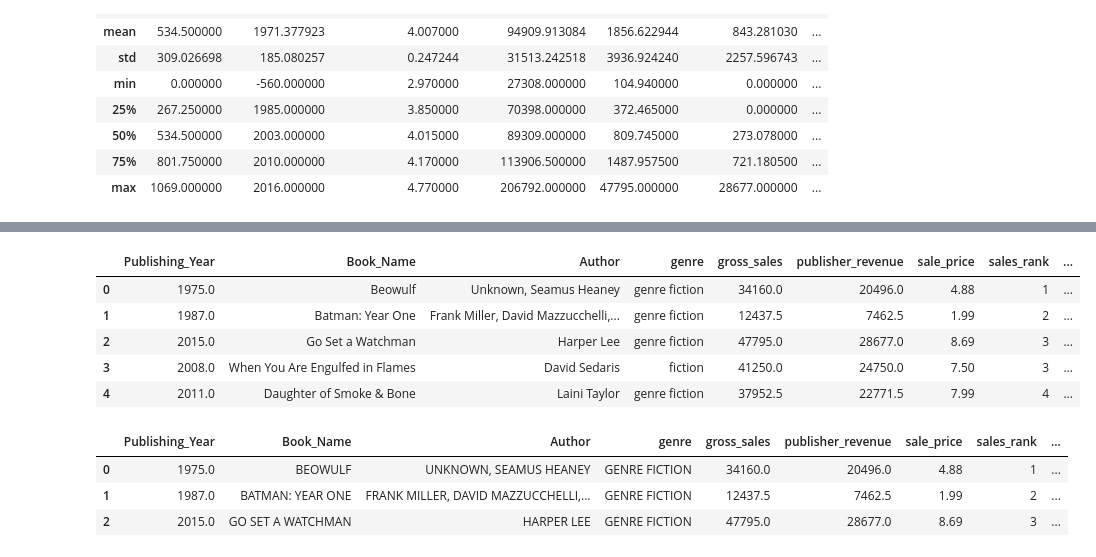
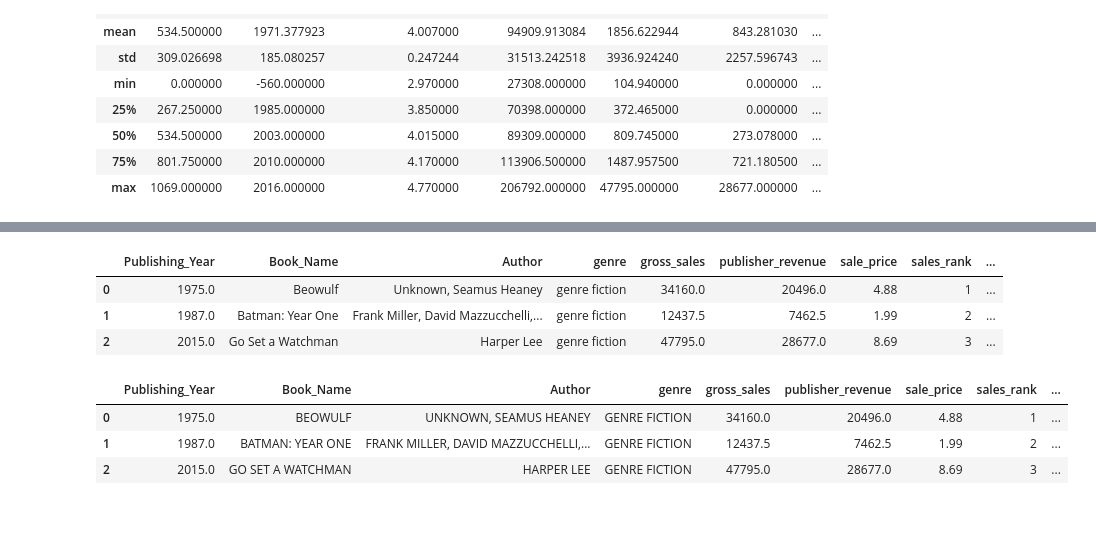
Before and after one commit to ammabe1/Publish-Me---Release-Assistant, a Jupyter notebook: Publish_Me Release_Assistant.ipynb, the cells around one changed output, grey strips where cells are left out. Drawn from its saved outputs; the diff is of its cells as text; code cells hidden in the pictures; blank space fills up the shorter version.

```diff
--- a/Publish_Me Release_Assistant.ipynb
+++ b/Publish_Me Release_Assistant.ipynb
@@ -94,14 +138,12 @@ memory usage: 83.7+ KB
 # %%
 # Replace spaces with underscores in column names
 BS.columns = BS.columns.str.replace(' ', '_')
-BS.head()
+BS.head(3)
 # %% [output]
 |  | Publishing_Year | Book_Name | Author | genre | gross_sales | publisher_revenue | sale_price | sales_rank | ... |
 | 0 | 1975.0 | Beowulf | Unknown, Seamus Heaney | genre fiction | 34160.0 | 20496.0 | 4.88 | 1 | ... |
 | 1 | 1987.0 | Batman: Year One | Frank Miller, David Mazzucchelli,... | genre fiction | 12437.5 | 7462.5 | 1.99 | 2 | ... |
 | 2 | 2015.0 | Go Set a Watchman | Harper Lee | genre fiction | 47795.0 | 28677.0 | 8.69 | 3 | ... |
-| 3 | 2008.0 | When You Are Engulfed in Flames | David Sedaris | fiction | 41250.0 | 24750.0 | 7.50 | 3 | ... |
-| 4 | 2011.0 | Daughter of Smoke & Bone | Laini Taylor | genre fiction | 37952.5 | 22771.5 | 7.99 | 4 | ... |
 # %%
 # change string to upper single column
 #BS['Book Name'] = BS['Book Name'].str.upper()
```
Also changed, not shown: parts of 79 cells of this notebook, 1 other file.
